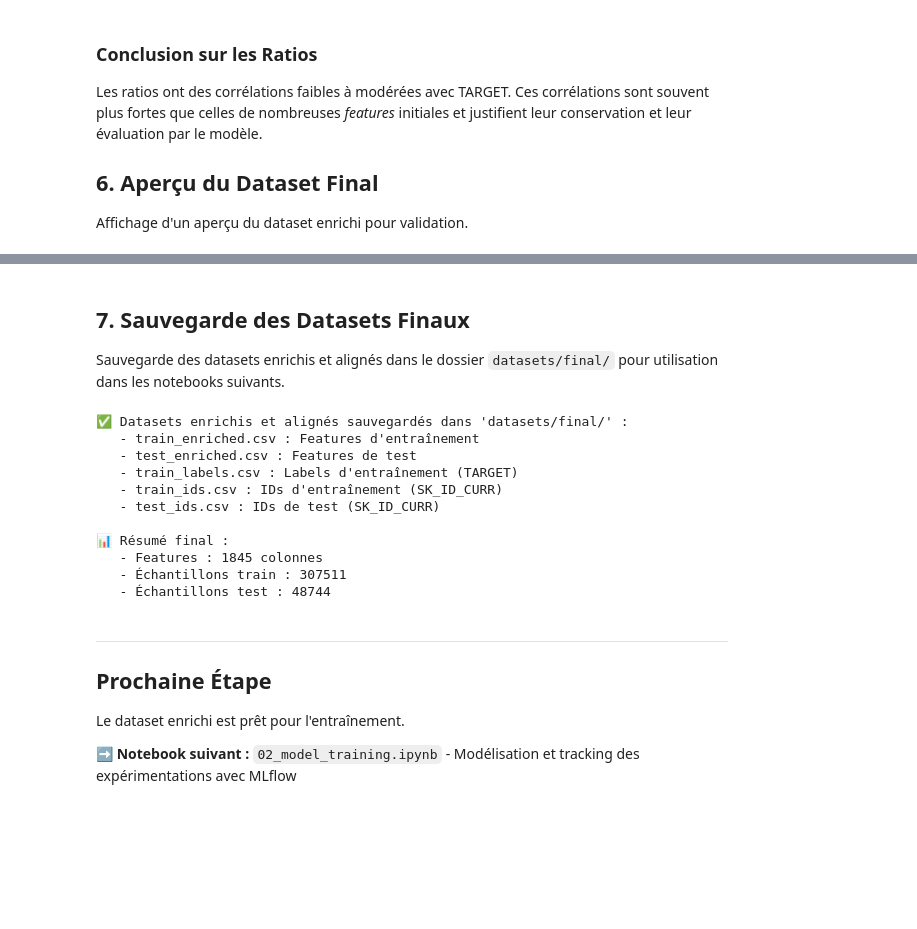
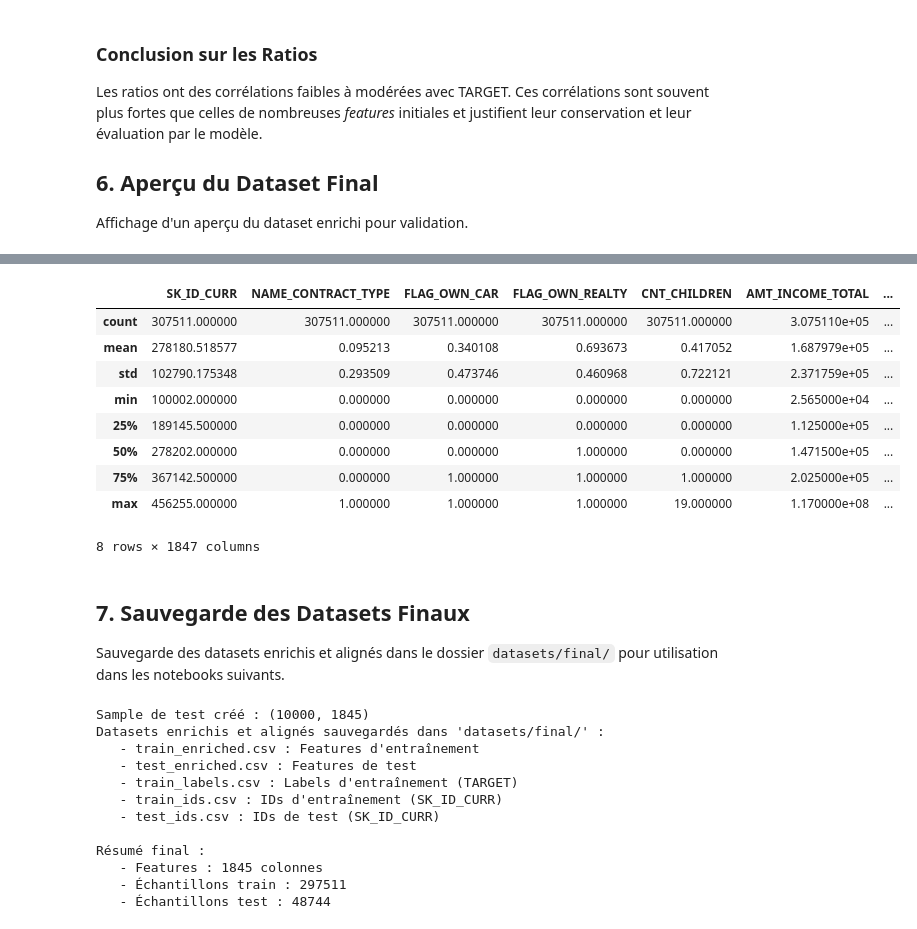
Before and after one commit to Sorci3/dataAnalysis, a Jupyter notebook: notebooks/01_data_preparation.ipynb, the cells around one changed output, grey strips where cells are left out. Cells and saved outputs as stored; diff of their text form; code cells hidden in the pictures; blank space fills up the shorter version.

Commit message:
Notebook 01 clean + EDA dataset Final

```diff
--- a/notebooks/01_data_preparation.ipynb
+++ b/notebooks/01_data_preparation.ipynb
@@ -56,19 +51,15 @@ La fonction `load_and_process_all_data()` effectue automatiquement :
 # %%
-# ============================================================================
-# CHARGEMENT ET FUSION DES DONNÉES
-# ============================================================================
+# Configuration du chemin vers les datasets (relatif au dossier notebooks/)
+DATASETS_PATH = r'datasets'
 
-# Configuration du chemin vers les datasets (relatif au dossier notebooks/)
-DATASETS_PATH = 'datasets'
-
-print("🚀 Démarrage du processus de fusion et enrichissement...")
-print("   Cette étape peut prendre plusieurs minutes selon la taille des données.\n")
+print("Démarrage du processus de fusion et enrichissement...")
+print("Cette étape peut prendre plusieurs minutes selon la taille des données.\n")
 
 # Lancement de la fonction maîtresse qui orchestre toutes les étapes
 df_train, df_test = load_and_process_all_data(DATASETS_PATH)
 
-# Nettoyage de la mémoire après l'étape de fusion intensive
+# Nettoyage de la mémoire
 gc.collect()
 
-print("\n✅ Fusion et enrichissement terminés avec succès !")
+print("\nFusion et enrichissement terminés avec succès !")
 # %% [output]
@@ -287,26 +265,32 @@ Affichage d'un aperçu du dataset enrichi pour validation.
+# %%
+df_train.describe()
+# %% [output]
+|  | SK_ID_CURR | NAME_CONTRACT_TYPE | FLAG_OWN_CAR | FLAG_OWN_REALTY | CNT_CHILDREN | AMT_INCOME_TOTAL | ... |
+| count | 307511.000000 | 307511.000000 | 307511.000000 | 307511.000000 | 307511.000000 | 3.075110e+05 | ... |
+| mean | 278180.518577 | 0.095213 | 0.340108 | 0.693673 | 0.417052 | 1.687979e+05 | ... |
+| std | 102790.175348 | 0.293509 | 0.473746 | 0.460968 | 0.722121 | 2.371759e+05 | ... |
+| min | 100002.000000 | 0.000000 | 0.000000 | 0.000000 | 0.000000 | 2.565000e+04 | ... |
+| 25% | 189145.500000 | 0.000000 | 0.000000 | 0.000000 | 0.000000 | 1.125000e+05 | ... |
+| 50% | 278202.000000 | 0.000000 | 0.000000 | 1.000000 | 0.000000 | 1.471500e+05 | ... |
+| 75% | 367142.500000 | 0.000000 | 1.000000 | 1.000000 | 1.000000 | 2.025000e+05 | ... |
+| max | 456255.000000 | 1.000000 | 1.000000 | 1.000000 | 19.000000 | 1.170000e+08 | ... |
+8 rows × 1847 columns
 # %% [markdown]
 ## 7. Sauvegarde des Datasets Finaux
 
 Sauvegarde des datasets enrichis et alignés dans le dossier `datasets/final/` pour utilisation dans les notebooks suivants.
 # %%
-# ============================================================================
-# SAUVEGARDE DES DATASETS
-# ============================================================================
-
-# Créer le dossier de destination s'il n'existe pas
 os.makedirs('../datasets/final', exist_ok=True)
 
 df_train_final, df_sample = train_test_split(
     df_train,
-    test_size=10000,     # Exactement 10 000 lignes
-    random_state=42,     # Fixé pour la reproductibilité
+    test_size=10000,
+    random_state=42,
     stratify=df_train['TARGET']
 )
 
-# 2. PRÉPARATION DU SAMPLE (POUR LE TEST API)
 sample_ids = df_sample['SK_ID_CURR']
 sample_labels = df_sample['TARGET']
-# Le fichier features ne doit PAS avoir la cible (simulation réaliste)
 sample_features = df_sample.drop(columns=['SK_ID_CURR', 'TARGET'])
 
 # Sauvegarde du sample
@@ -314,7 +298,7 @@ sample_features.to_csv('../datasets/final/test_sample_features.csv', index=False
 sample_labels.to_csv('../datasets/final/test_sample_labels.csv', index=False)
 sample_ids.to_csv('../datasets/final/test_sample_ids.csv', index=False)
 
-print(f"✅ Sample de test créé : {sample_features.shape}")
+print(f"Sample de test créé : {sample_features.shape}")
 
 # Séparer les IDs et labels avant la sauvegarde
 train_ids = df_train_final['SK_ID_CURR']
@@ -324,7 +308,7 @@ df_train_final = df_train_final.drop(columns=['SK_ID_CURR', 'TARGET'])
 test_ids = df_test['SK_ID_CURR']
 df_test_final = df_test.drop(columns=['SK_ID_CURR'])
 
-# Sauvegarde des datasets enrichis (sans SK_ID_CURR ni TARGET)
+# Sauvegarde des datasets enrichis
 df_train_final.to_csv('../datasets/final/train_enriched.csv', index=False)
 df_test_final.to_csv('../datasets/final/test_enriched.csv', index=False)
 
@@ -333,34 +317,27 @@ train_labels.to_csv('../datasets/final/train_labels.csv', index=False, header=Tr
 train_ids.to_csv('../datasets/final/train_ids.csv', index=False, header=True)
 test_ids.to_csv('../datasets/final/test_ids.csv', index=False, header=True)
 
-print("✅ Datasets enrichis et alignés sauvegardés dans 'datasets/final/' :")
-print("   - train_enriched.csv : Features d'entraînement")
-print("   - test_enriched.csv : Features de test")
-print("   - train_labels.csv : Labels d'entraînement (TARGET)")
-print("   - train_ids.csv : IDs d'entraînement (SK_ID_CURR)")
-print("   - test_ids.csv : IDs de test (SK_ID_CURR)")
+print("Datasets enrichis et alignés sauvegardés dans 'datasets/final/' :")
+print("- train_enriched.csv : Features d'entraînement")
+print("- test_enriched.csv : Features de test")
+print("- train_labels.csv : Labels d'entraînement (TARGET)")
+print("- train_ids.csv : IDs d'entraînement (SK_ID_CURR)")
+print("- test_ids.csv : IDs de test (SK_ID_CURR)")
 
-print("\n📊 Résumé final :")
-print(f"   - Features : {df_train_final.shape[1]} colonnes")
-print(f"   - Échantillons train : {df_train_final.shape[0]}")
-print(f"   - Échantillons test : {df_test_final.shape[0]}")
+print("\nRésumé final :")
+print(f"- Features : {df_train_final.shape[1]} colonnes")
+print(f"- Échantillons train : {df_train_final.shape[0]}")
+print(f"- Échantillons test : {df_test_final.shape[0]}")
 # %% [output]
-✅ Datasets enrichis et alignés sauvegardés dans 'datasets/final/' :
+Sample de test créé : (10000, 1845)
+Datasets enrichis et alignés sauvegardés dans 'datasets/final/' :
    - train_enriched.csv : Features d'entraînement
    - test_enriched.csv : Features de test
    - train_labels.csv : Labels d'entraînement (TARGET)
    - train_ids.csv : IDs d'entraînement (SK_ID_CURR)
    - test_ids.csv : IDs de test (SK_ID_CURR)
 
-📊 Résumé final :
+Résumé final :
    - Features : 1845 colonnes
-   - Échantillons train : 307511
+   - Échantillons train : 297511
    - Échantillons test : 48744
-# %% [markdown]
----
-
-## Prochaine Étape
-
-Le dataset enrichi est prêt pour l'entraînement.
-
-➡️ **Notebook suivant :** `02_model_training.ipynb` - Modélisation et tracking des expérimentations avec MLflow
```
Also changed, not shown: parts of 13 cells of this notebook.
